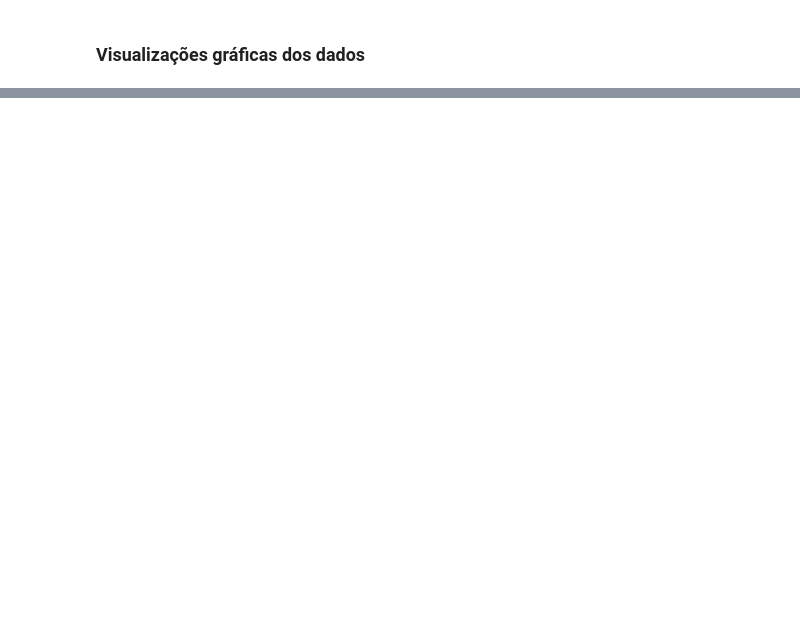
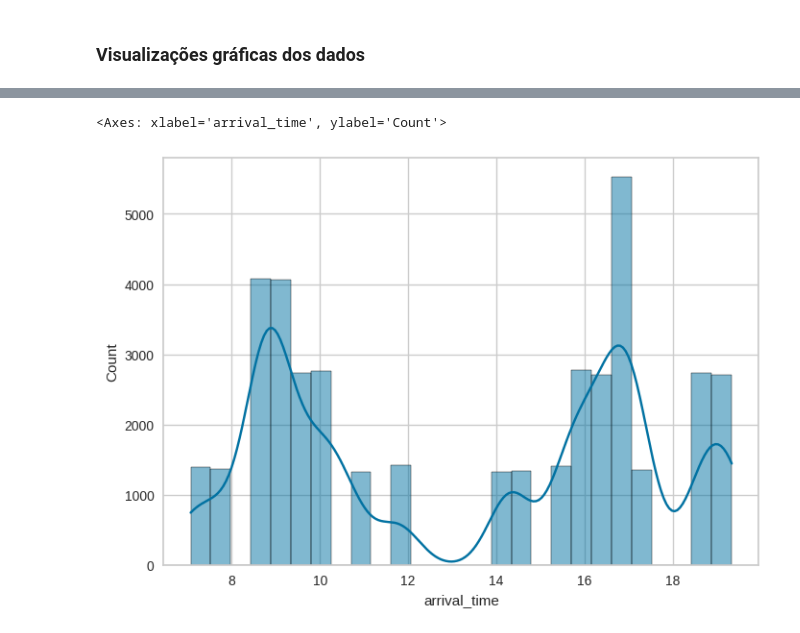
Before and after one commit to nina-rebello/flight-delay-prediction-model, a Jupyter notebook: modelo_atraso_voo.ipynb, the cells around one changed output, grey strips where cells are left out. Saved outputs shown, nothing was run; the diff lists cells and outputs as text; code cells hidden in the pictures; blank space fills up the shorter version.

```diff
--- a/modelo_atraso_voo.ipynb
+++ b/modelo_atraso_voo.ipynb
@@ -166,0 +178,15 @@ plt.show()
+# %%
+def calcular_largura_bin(df, coluna):
+    Q75, Q25 = np.percentile(df[coluna], [75 ,25])
+    IQR = Q75 - Q25
+    largura_bin = 2 * IQR * np.power(len(df[coluna]), -1/3)
+    return largura_bin
+# %%
+# Histograma: ferramenta de visualização de dados que mostra a distribuição de uma variável numérica
+
+# Arrival time
+largura_bin_at = calcular_largura_bin(dados, 'arrival_time')
+sns.histplot(data=dados, x='arrival_time', kde=True, binwidth=largura_bin_at)
+# %% [output]
+<Axes: xlabel='arrival_time', ylabel='Count'>
+[figure, added]
```
Also changed, not shown: parts of 16 cells of this notebook.
